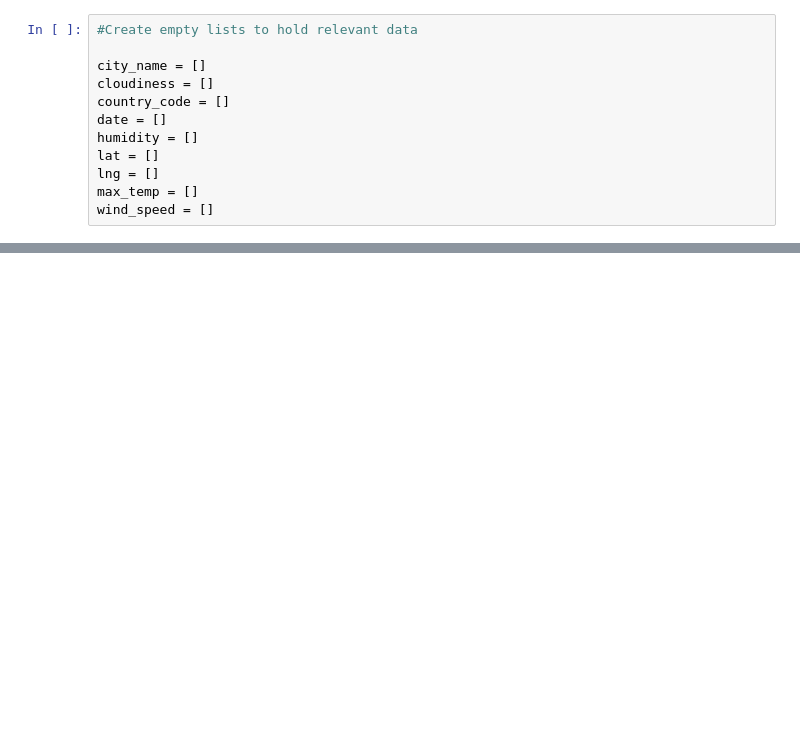
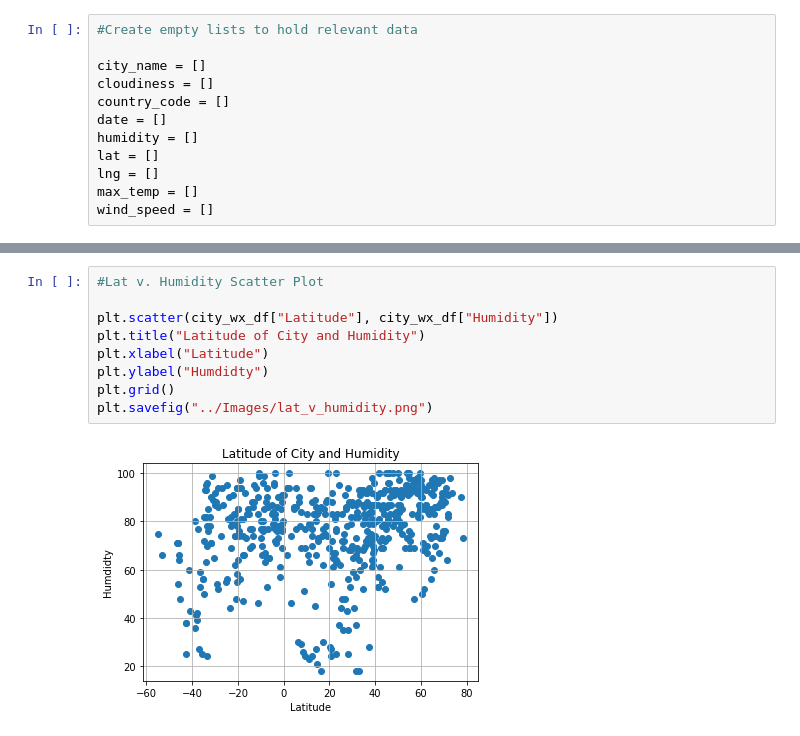
Before and after one commit to geofftm/python-api-challenge, a Jupyter notebook: WeatherPY/WeatherPy.ipynb, the cells around one changed output, grey strips where cells are left out. Saved outputs shown, nothing was run; the diff lists cells and outputs as text; blank space fills up the shorter version.

```diff
--- a/WeatherPY/WeatherPy.ipynb
+++ b/WeatherPY/WeatherPy.ipynb
@@ -104,0 +196,11 @@ print(json.dumps(response, indent=4, sort_keys=True))
+# %%
+#Lat v. Humidity Scatter Plot
+
+plt.scatter(city_wx_df["Latitude"], city_wx_df["Humidity"])
+plt.title("Latitude of City and Humidity")
+plt.xlabel("Latitude")
+plt.ylabel("Humdidty")
+plt.grid()
+plt.savefig("../Images/lat_v_humidity.png")
+# %% [output]
+[figure, added]
```
Also changed, not shown: parts of 14 cells of this notebook, 5 other files.
